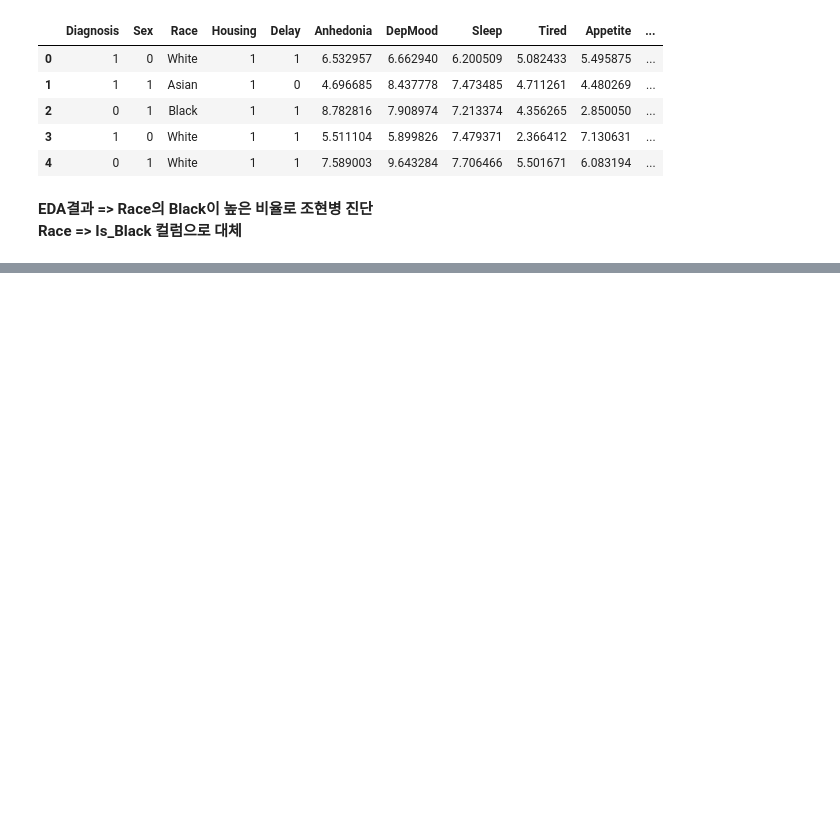
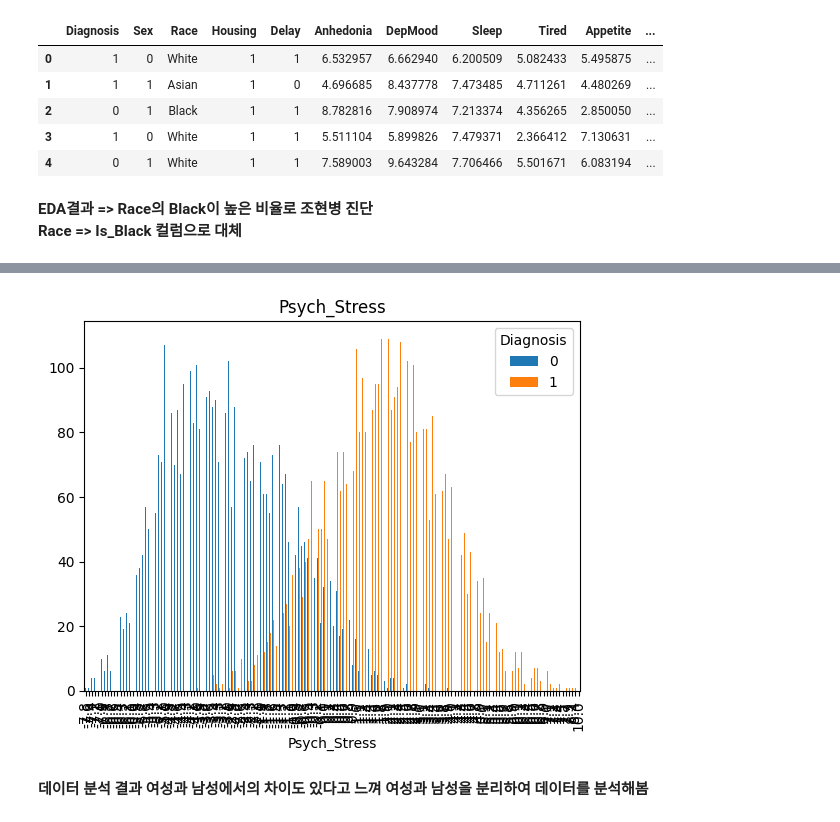
Before and after one commit to fud200/WASSUP_Project_team7, a Jupyter notebook: Team7_project.ipynb, the cells around one changed output, grey strips where cells are left out. Cells and saved outputs as stored; diff of their text form; code cells hidden in the pictures; blank space fills up the shorter version.

```diff
--- a/Team7_project.ipynb
+++ b/Team7_project.ipynb
@@ -164,0 +242,9 @@ test_data.head()
+# %%
+b = train_data.groupby(['Psych_Stress','Diagnosis'])['Diagnosis'].count().unstack('Diagnosis')
+b.plot(kind = 'bar')
+plt.title('Psych_Stress')
+plt.show()
+# %% [output]
+[figure, added]
+# %% [markdown]
+**데이터 분석 결과 여성과 남성에서의 차이도 있다고 느껴 여성과 남성을 분리하여 데이터를 분석해봄**
```
Also changed, not shown: parts of 17 cells of this notebook.
